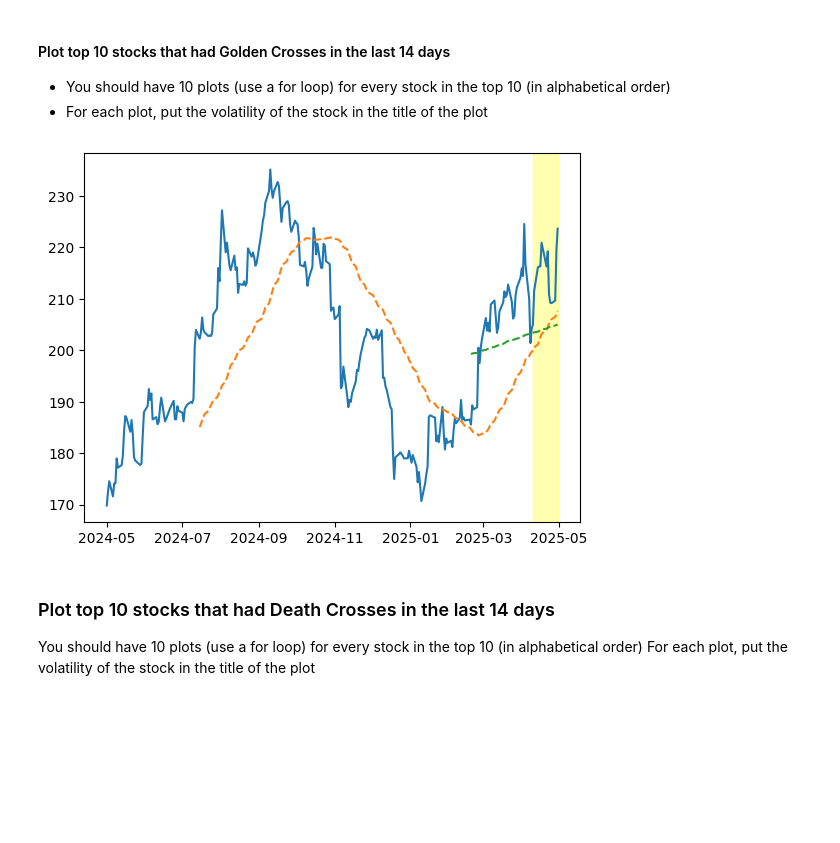
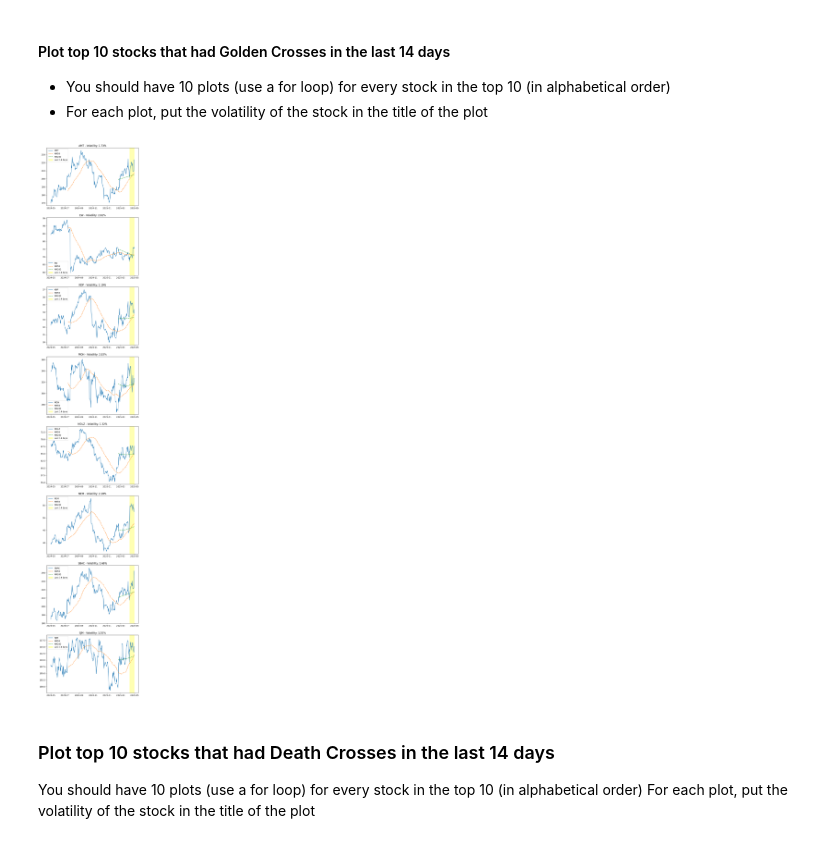
Before and after one commit to ludanortmun/itesm-mna-fintech, a Jupyter notebook: notebooks/technical_analysis_sp500_a01795197.ipynb, the cells around one changed output. Drawn from its saved outputs; the diff is of its cells as text; code cells hidden in the pictures; blank space fills up the shorter version.

Commit message:
Visualize stocks
TODO:
- review volatility function
- answer questions

```diff
--- a/notebooks/technical_analysis_sp500_a01795197.ipynb
+++ b/notebooks/technical_analysis_sp500_a01795197.ipynb
@@ -280,7 +280,27 @@ List the first 10 companies in alphabetical order (by there symbol or ticker) th
 # %% [markdown]
 #### Compute the volatility of every stock and print it in the title of each plot
 # %%
-# CODE HERE
-# Use as many coding cells as you need
-
-# Compute the volatility of every stock in the S&P 500
+def compute_volatility(closing_prices) -> float:
+    """
+    Compute the volatility of a stock based on its percentage change.
+    Volatility is defined as the standard deviation of the percentage change.
+    """
+    return closing_prices.pct_change(fill_method=None).std()
+# %%
+volatility_by_stock = {}
+
+for ticker in ticker_list:
+    volatility = compute_volatility(df_close[ticker])
+    volatility_by_stock[ticker] = volatility
+
+df_volatility = pd.DataFrame.from_dict(volatility_by_stock, orient='index', columns=['Volatility'])
+
+volatility_sorted = sorted(volatility_by_stock.items(), key=lambda x: x[1])
+
+print("Top 10 least volatile stocks:")
+for stock, volatility in volatility_sorted[:10]:
+    print(f"{stock}: {volatility:.2%}")
+
+print("\nTop 10 most volatile stocks:")
+for stock, volatility in volatility_sorted[-10:]:
+    print(f"{stock}: {volatility:.2%}")
@@ -290,18 +328,17 @@ List the first 10 companies in alphabetical order (by there symbol or ticker) th
 - You should have 10 plots (use a for loop) for every stock in the top 10 (in alphabetical order)
 - For each plot, put the volatility of the stock in the title of the plot
 # %%
-# CODE HERE
-# Visualize the results here
+fig, axs= plt.subplots(min(10, len(stocks_with_golden_cross)), 1, figsize=(8, 6 * min(10, len(stocks_with_golden_cross))))
 
-for stock in stocks_with_golden_cross:
-    plt.plot(df_close.index, df_close[stock], label=stock)
-    plt.plot(df_ma50.index, df_ma50[stock], label='MA50', linestyle='--')
-    plt.plot(df_ma200.index, df_ma200[stock], label='MA200', linestyle='--')
-    plt.axvspan(df_ma50.index[-14], df_ma50.index[-1], color='yellow', alpha=0.3, label='Last 14 days')
-
-    break
+for stock, ax in zip(stocks_with_golden_cross, axs):
+    ax.set_title(f'{stock} - Volatility: {volatility_by_stock[stock]:.2%}')
+    ax.plot(df_close.index, df_close[stock], label=stock)
+    ax.plot(df_ma50.index, df_ma50[stock], label='MA50', linestyle='--')
+    ax.plot(df_ma200.index, df_ma200[stock], label='MA200', linestyle='--')
+    ax.axvspan(df_ma50.index[-14], df_ma50.index[-1], color='yellow', alpha=0.3, label='Last 14 days')
+    ax.legend()
 # %% [output]
-[figure, old version]
+[figure, new version]
 # %% [markdown]
 ### Plot top 10 stocks that had Death Crosses in the last 14 days
 
```
Also changed, not shown: parts of 6 cells of this notebook.
